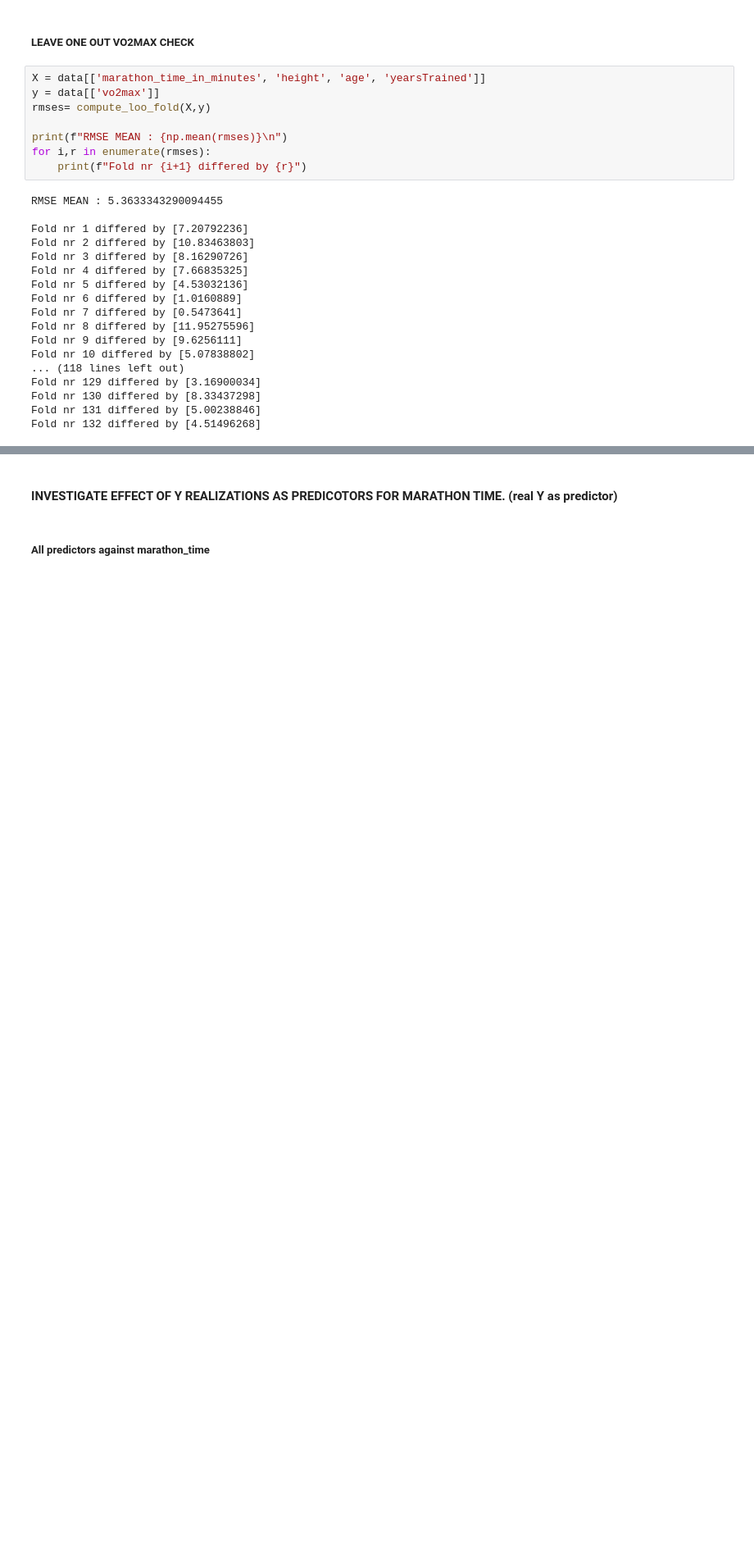
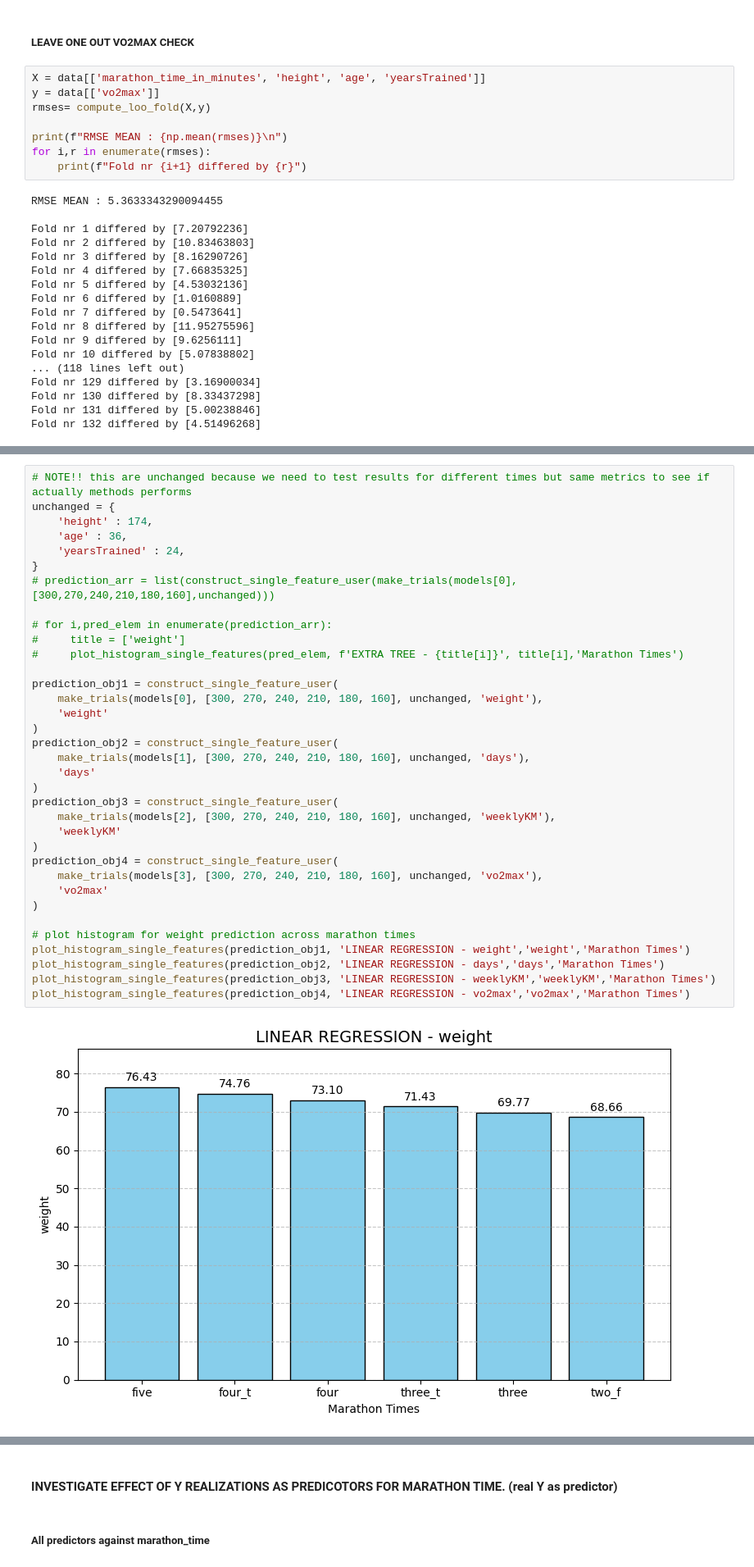
Before and after one commit to lambione/ML-running-thesis, a Jupyter notebook: linearRegression.ipynb, the cells around one changed output, grey strips where cells are left out. Shown: that part at 82% size. Cells and saved outputs as stored; diff of their text form; blank space fills up the shorter version.

Commit message:
Implemented the histograms for linear regression

```diff
--- a/linearRegression.ipynb
+++ b/linearRegression.ipynb
@@ -441,0 +534,37 @@ Fold nr 132 differed by [4.51496268]
+# %%
+# NOTE!! this are unchanged because we need to test results for different times but same metrics to see if actually methods performs
+unchanged = {
+    'height' : 174,
+    'age' : 36,
+    'yearsTrained' : 24,
+}
+# prediction_arr = list(construct_single_feature_user(make_trials(models[0],[300,270,240,210,180,160],unchanged)))
+
+# for i,pred_elem in enumerate(prediction_arr):
+#     title = ['weight']
+#     plot_histogram_single_features(pred_elem, f'EXTRA TREE - {title[i]}', title[i],'Marathon Times')
+
+prediction_obj1 = construct_single_feature_user(
+    make_trials(models[0], [300, 270, 240, 210, 180, 160], unchanged, 'weight'),
+    'weight'
+)
+prediction_obj2 = construct_single_feature_user(
+    make_trials(models[1], [300, 270, 240, 210, 180, 160], unchanged, 'days'),
+    'days'
+)
+prediction_obj3 = construct_single_feature_user(
+    make_trials(models[2], [300, 270, 240, 210, 180, 160], unchanged, 'weeklyKM'),
+    'weeklyKM'
+)
+prediction_obj4 = construct_single_feature_user(
+    make_trials(models[3], [300, 270, 240, 210, 180, 160], unchanged, 'vo2max'),
+    'vo2max'
+)
+
+# plot histogram for weight prediction across marathon times
+plot_histogram_single_features(prediction_obj1, 'LINEAR REGRESSION - weight','weight','Marathon Times')
+plot_histogram_single_features(prediction_obj2, 'LINEAR REGRESSION - days','days','Marathon Times')
+plot_histogram_single_features(prediction_obj3, 'LINEAR REGRESSION - weeklyKM','weeklyKM','Marathon Times')
+plot_histogram_single_features(prediction_obj4, 'LINEAR REGRESSION - vo2max','vo2max','Marathon Times')
+# %% [output]
+[figure, added]
```
Also changed, not shown: parts of 7 cells of this notebook.
